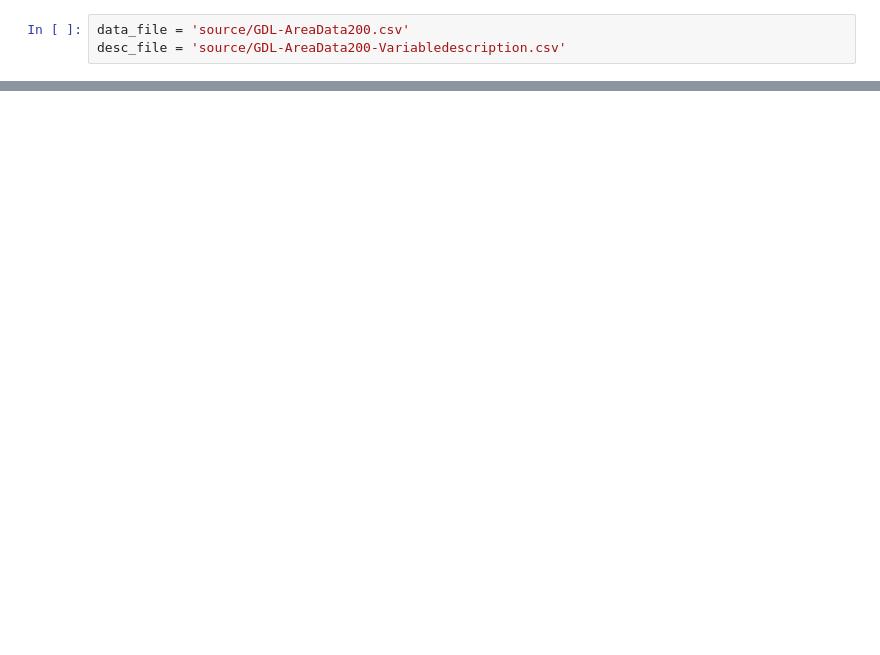
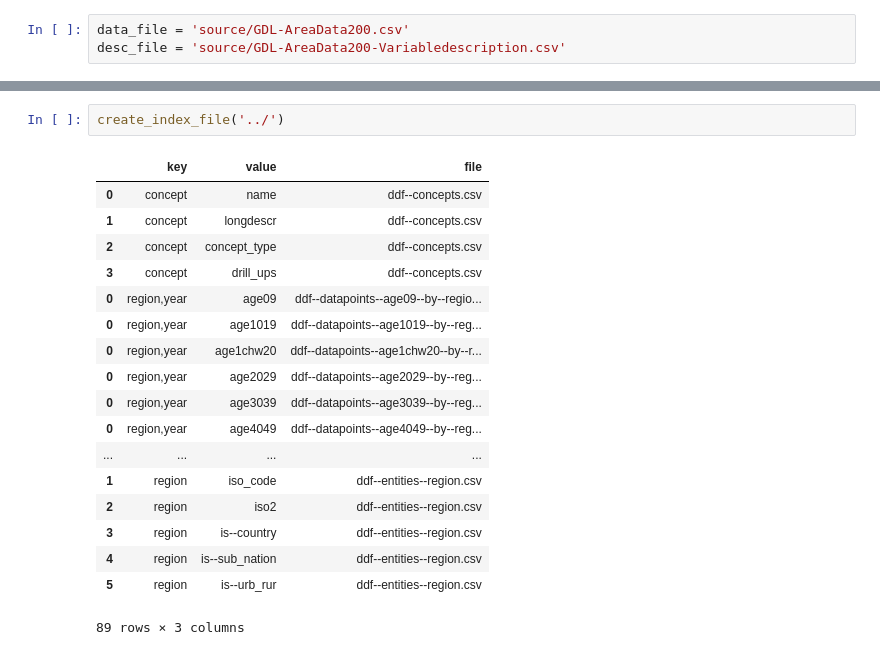
Before and after one commit to open-numbers/ddf--gdl--area_db, a Jupyter notebook: etl/area_db.ipynb, the cells around one changed output, grey strips where cells are left out. Cells and saved outputs as stored; diff of their text form; blank space fills up the shorter version.

```diff
--- a/etl/area_db.ipynb
+++ b/etl/area_db.ipynb
@@ -52,0 +200,21 @@ r[r['level'] == 'Subnat']
+# %%
+create_index_file('../')
+# %% [output]
+|  | key | value | file |
+| 0 | concept | name | ddf--concepts.csv |
+| 1 | concept | longdescr | ddf--concepts.csv |
+| 2 | concept | concept_type | ddf--concepts.csv |
+| 3 | concept | drill_ups | ddf--concepts.csv |
+| 0 | region,year | age09 | ddf--datapoints--age09--by--regio... |
+| 0 | region,year | age1019 | ddf--datapoints--age1019--by--reg... |
+| 0 | region,year | age1chw20 | ddf--datapoints--age1chw20--by--r... |
+| 0 | region,year | age2029 | ddf--datapoints--age2029--by--reg... |
+| 0 | region,year | age3039 | ddf--datapoints--age3039--by--reg... |
+| 0 | region,year | age4049 | ddf--datapoints--age4049--by--reg... |
+| ... | ... | ... | ... |
+| 1 | region | iso_code | ddf--entities--region.csv |
+| 2 | region | iso2 | ddf--entities--region.csv |
+| 3 | region | is--country | ddf--entities--region.csv |
+| 4 | region | is--sub_nation | ddf--entities--region.csv |
+| 5 | region | is--urb_rur | ddf--entities--region.csv |
+89 rows × 3 columns
```
Also changed, not shown: parts of 51 cells of this notebook, 1 other file.
